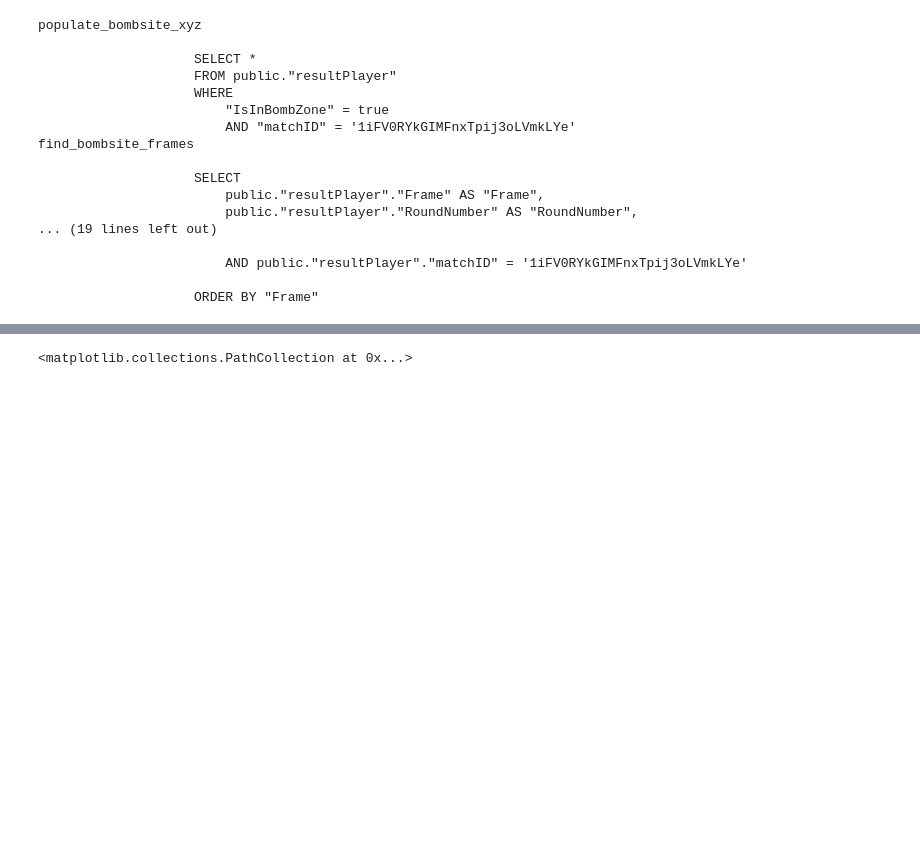
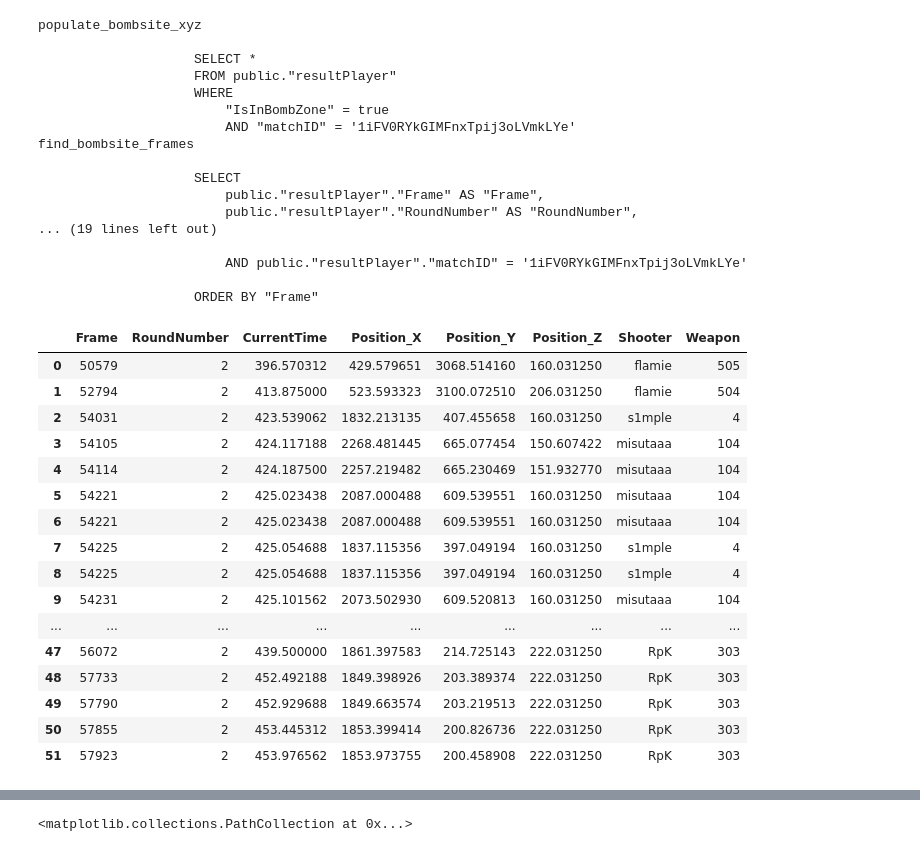
Before and after one commit to Weilin37/csgoanalytics, a Jupyter notebook: bombsite_testing.ipynb, the cells around one changed output, grey strips where cells are left out. Drawn from its saved outputs; the diff is of its cells as text; code cells hidden in the pictures; blank space fills up the shorter version.

```diff
--- a/bombsite_testing.ipynb
+++ b/bombsite_testing.ipynb
@@ -32,3 +35,24 @@ find_bombsite_frames
                         AND public."resultPlayer"."matchID" = '1iFV0RYkGIMFnxTpij3oLVmkLYe'
 
                     ORDER BY "Frame"
+# %%
+#test_bombsite.bomb_frames
+test_bombsite.bomb_frames[test_bombsite.bomb_frames['RoundNumber']==2]
+# %% [output]
+|  | Frame | RoundNumber | CurrentTime | Position_X | Position_Y | Position_Z | Shooter | Weapon |
+| 0 | 50579 | 2 | 396.570312 | 429.579651 | 3068.514160 | 160.031250 | flamie | 505 |
+| 1 | 52794 | 2 | 413.875000 | 523.593323 | 3100.072510 | 206.031250 | flamie | 504 |
+| 2 | 54031 | 2 | 423.539062 | 1832.213135 | 407.455658 | 160.031250 | s1mple | 4 |
+| 3 | 54105 | 2 | 424.117188 | 2268.481445 | 665.077454 | 150.607422 | misutaaa | 104 |
+| 4 | 54114 | 2 | 424.187500 | 2257.219482 | 665.230469 | 151.932770 | misutaaa | 104 |
+| 5 | 54221 | 2 | 425.023438 | 2087.000488 | 609.539551 | 160.031250 | misutaaa | 104 |
+| 6 | 54221 | 2 | 425.023438 | 2087.000488 | 609.539551 | 160.031250 | misutaaa | 104 |
+| 7 | 54225 | 2 | 425.054688 | 1837.115356 | 397.049194 | 160.031250 | s1mple | 4 |
+| 8 | 54225 | 2 | 425.054688 | 1837.115356 | 397.049194 | 160.031250 | s1mple | 4 |
+| 9 | 54231 | 2 | 425.101562 | 2073.502930 | 609.520813 | 160.031250 | misutaaa | 104 |
+| ... | ... | ... | ... | ... | ... | ... | ... | ... |
+| 47 | 56072 | 2 | 439.500000 | 1861.397583 | 214.725143 | 222.031250 | RpK | 303 |
+| 48 | 57733 | 2 | 452.492188 | 1849.398926 | 203.389374 | 222.031250 | RpK | 303 |
+| 49 | 57790 | 2 | 452.929688 | 1849.663574 | 203.219513 | 222.031250 | RpK | 303 |
+| 50 | 57855 | 2 | 453.445312 | 1853.399414 | 200.826736 | 222.031250 | RpK | 303 |
+| 51 | 57923 | 2 | 453.976562 | 1853.973755 | 200.458908 | 222.031250 | RpK | 303 |
```
Also changed, not shown: parts of 5 cells of this notebook, 2 other files.
